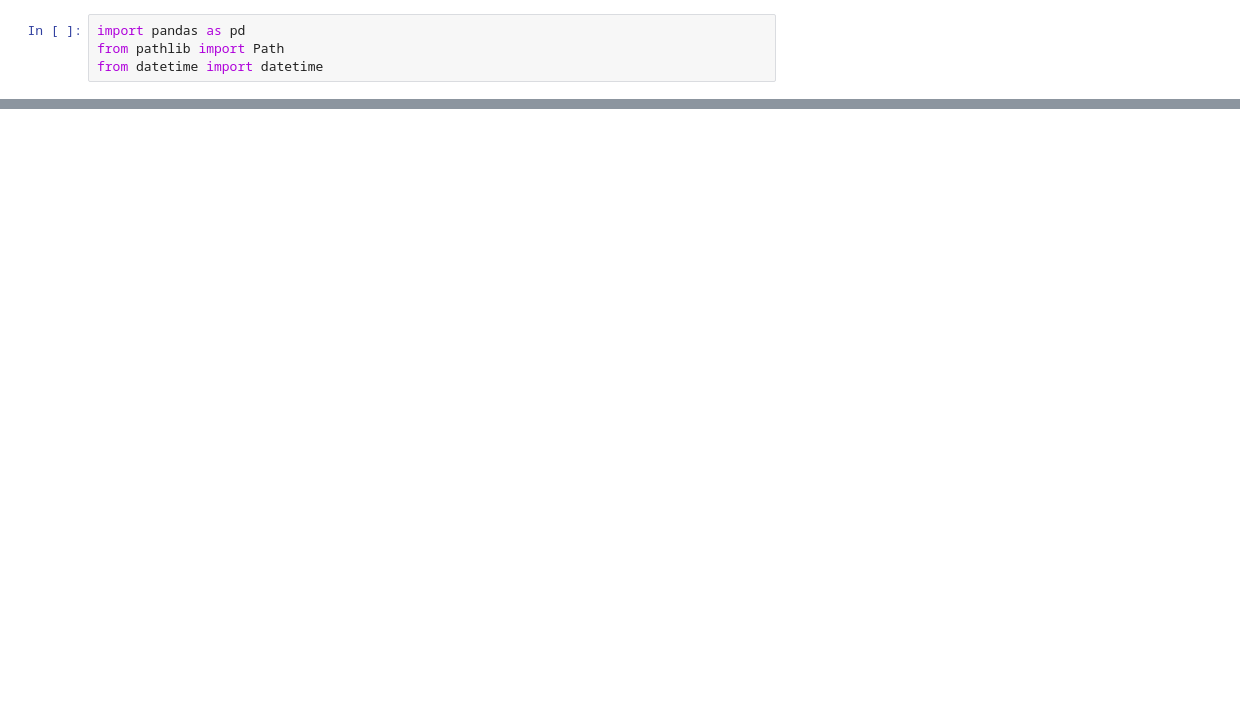
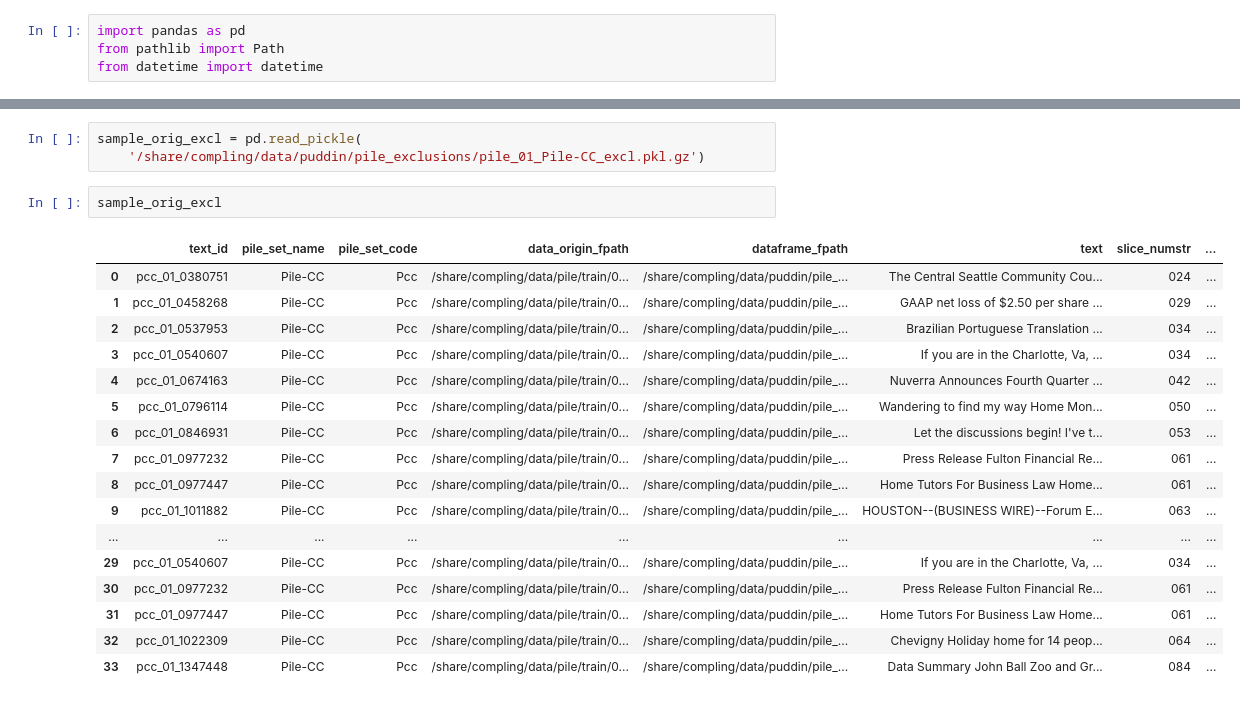
Before and after one commit to MatsRooth/puddin, a Jupyter notebook: notebooks/view_validation_pklgz.ipynb, the cells around one changed output, grey strips where cells are left out. Drawn from its saved outputs; the diff is of its cells as text; blank space fills up the shorter version.

```diff
--- a/notebooks/view_validation_pklgz.ipynb
+++ b/notebooks/view_validation_pklgz.ipynb
@@ -50,0 +101,23 @@ if max(val_excl_times.values()) >
+# %%
+sample_orig_excl = pd.read_pickle(
+    '/share/compling/data/puddin/pile_exclusions/pile_01_Pile-CC_excl.pkl.gz')
+# %%
+sample_orig_excl
+# %% [output]
+|  | text_id | pile_set_name | pile_set_code | data_origin_fpath | dataframe_fpath | text | slice_numstr | ... |
+| 0 | pcc_01_0380751 | Pile-CC | Pcc | /share/compling/data/pile/train/0... | /share/compling/data/puddin/pile_... | The Central Seattle Community Cou... | 024 | ... |
+| 1 | pcc_01_0458268 | Pile-CC | Pcc | /share/compling/data/pile/train/0... | /share/compling/data/puddin/pile_... | GAAP net loss of $2.50 per share ... | 029 | ... |
+| 2 | pcc_01_0537953 | Pile-CC | Pcc | /share/compling/data/pile/train/0... | /share/compling/data/puddin/pile_... | Brazilian Portuguese Translation ... | 034 | ... |
+| 3 | pcc_01_0540607 | Pile-CC | Pcc | /share/compling/data/pile/train/0... | /share/compling/data/puddin/pile_... | If you are in the Charlotte, Va, ... | 034 | ... |
+| 4 | pcc_01_0674163 | Pile-CC | Pcc | /share/compling/data/pile/train/0... | /share/compling/data/puddin/pile_... | Nuverra Announces Fourth Quarter ... | 042 | ... |
+| 5 | pcc_01_0796114 | Pile-CC | Pcc | /share/compling/data/pile/train/0... | /share/compling/data/puddin/pile_... | Wandering to find my way Home Mon... | 050 | ... |
+| 6 | pcc_01_0846931 | Pile-CC | Pcc | /share/compling/data/pile/train/0... | /share/compling/data/puddin/pile_... | Let the discussions begin! I've t... | 053 | ... |
+| 7 | pcc_01_0977232 | Pile-CC | Pcc | /share/compling/data/pile/train/0... | /share/compling/data/puddin/pile_... | Press Release Fulton Financial Re... | 061 | ... |
+| 8 | pcc_01_0977447 | Pile-CC | Pcc | /share/compling/data/pile/train/0... | /share/compling/data/puddin/pile_... | Home Tutors For Business Law Home... | 061 | ... |
+| 9 | pcc_01_1011882 | Pile-CC | Pcc | /share/compling/data/pile/train/0... | /share/compling/data/puddin/pile_... | HOUSTON--(BUSINESS WIRE)--Forum E... | 063 | ... |
+| ... | ... | ... | ... | ... | ... | ... | ... | ... |
+| 29 | pcc_01_0540607 | Pile-CC | Pcc | /share/compling/data/pile/train/0... | /share/compling/data/puddin/pile_... | If you are in the Charlotte, Va, ... | 034 | ... |
+| 30 | pcc_01_0977232 | Pile-CC | Pcc | /share/compling/data/pile/train/0... | /share/compling/data/puddin/pile_... | Press Release Fulton Financial Re... | 061 | ... |
+| 31 | pcc_01_0977447 | Pile-CC | Pcc | /share/compling/data/pile/train/0... | /share/compling/data/puddin/pile_... | Home Tutors For Business Law Home... | 061 | ... |
+| 32 | pcc_01_1022309 | Pile-CC | Pcc | /share/compling/data/pile/train/0... | /share/compling/data/puddin/pile_... | Chevigny Holiday home for 14 peop... | 064 | ... |
+| 33 | pcc_01_1347448 | Pile-CC | Pcc | /share/compling/data/pile/train/0... | /share/compling/data/puddin/pile_... | Data Summary John Ball Zoo and Gr... | 084 | ... |
```
Also changed, not shown: parts of 10 cells of this notebook, 4 other files.
